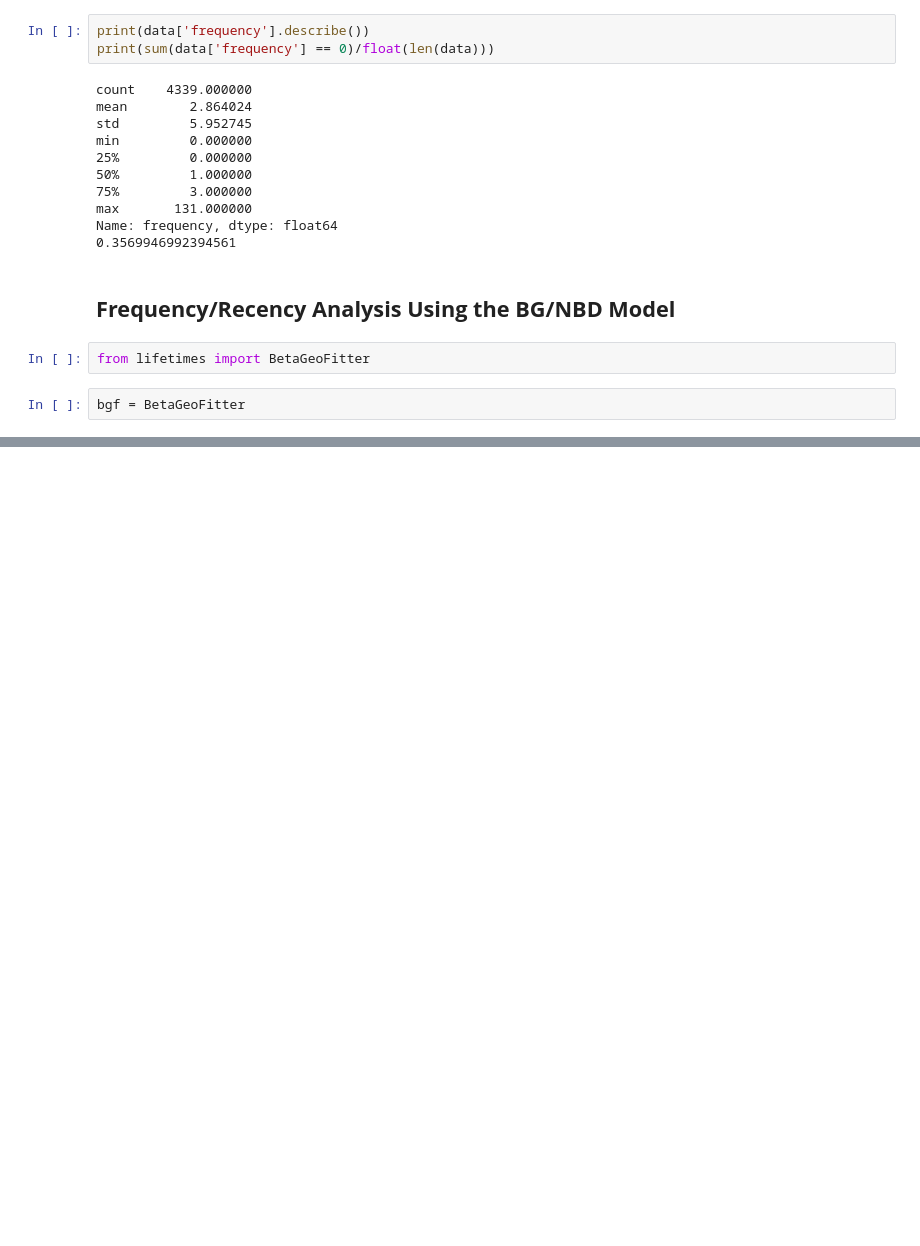
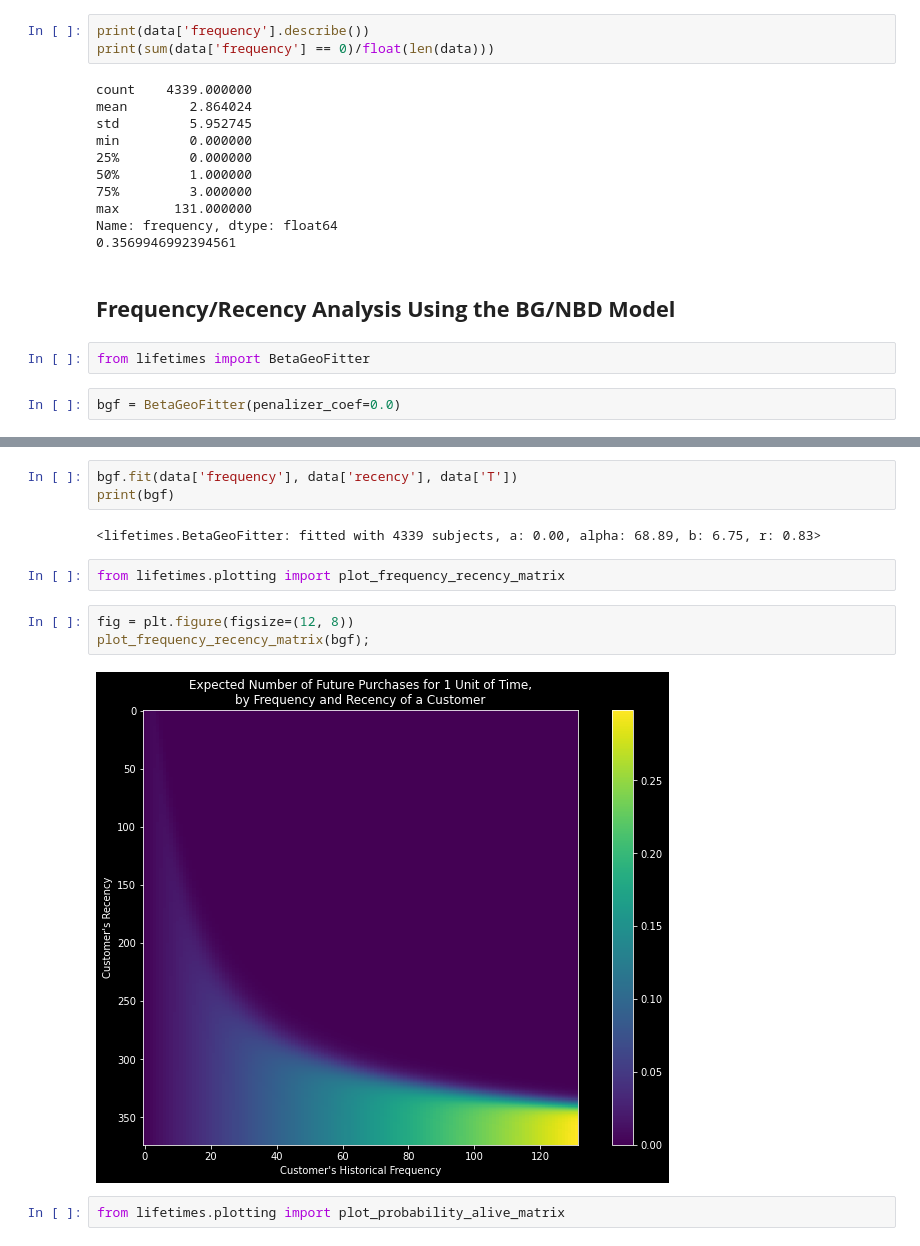
Before and after one commit to sidd-hart/customer-segmentation, a Jupyter notebook: notebooks/2.2-LifeTimes-CLTV-Analysis.ipynb, the cells around one changed output, grey strips where cells are left out. Cells and saved outputs as stored; diff of their text form; blank space fills up the shorter version.

```diff
--- a/notebooks/2.2-LifeTimes-CLTV-Analysis.ipynb
+++ b/notebooks/2.2-LifeTimes-CLTV-Analysis.ipynb
@@ -127,4 +127,4 @@ Name: frequency, dtype: float64
 # %%
 from lifetimes import BetaGeoFitter
 # %%
-bgf = BetaGeoFitter
+bgf = BetaGeoFitter(penalizer_coef=0.0)
@@ -142,0 +131,14 @@ Successfully installed jedi-0.17.2 parso-0.7.1
+# %%
+bgf.fit(data['frequency'], data['recency'], data['T'])
+print(bgf)
+# %% [output]
+<lifetimes.BetaGeoFitter: fitted with 4339 subjects, a: 0.00, alpha: 68.89, b: 6.75, r: 0.83>
+# %%
+from lifetimes.plotting import plot_frequency_recency_matrix
+# %%
+fig = plt.figure(figsize=(12, 8))
+plot_frequency_recency_matrix(bgf);
+# %% [output]
+[figure, added]
+# %%
+from lifetimes.plotting import plot_probability_alive_matrix
```
Also changed, not shown: parts of 25 cells of this notebook, 1 other file.
